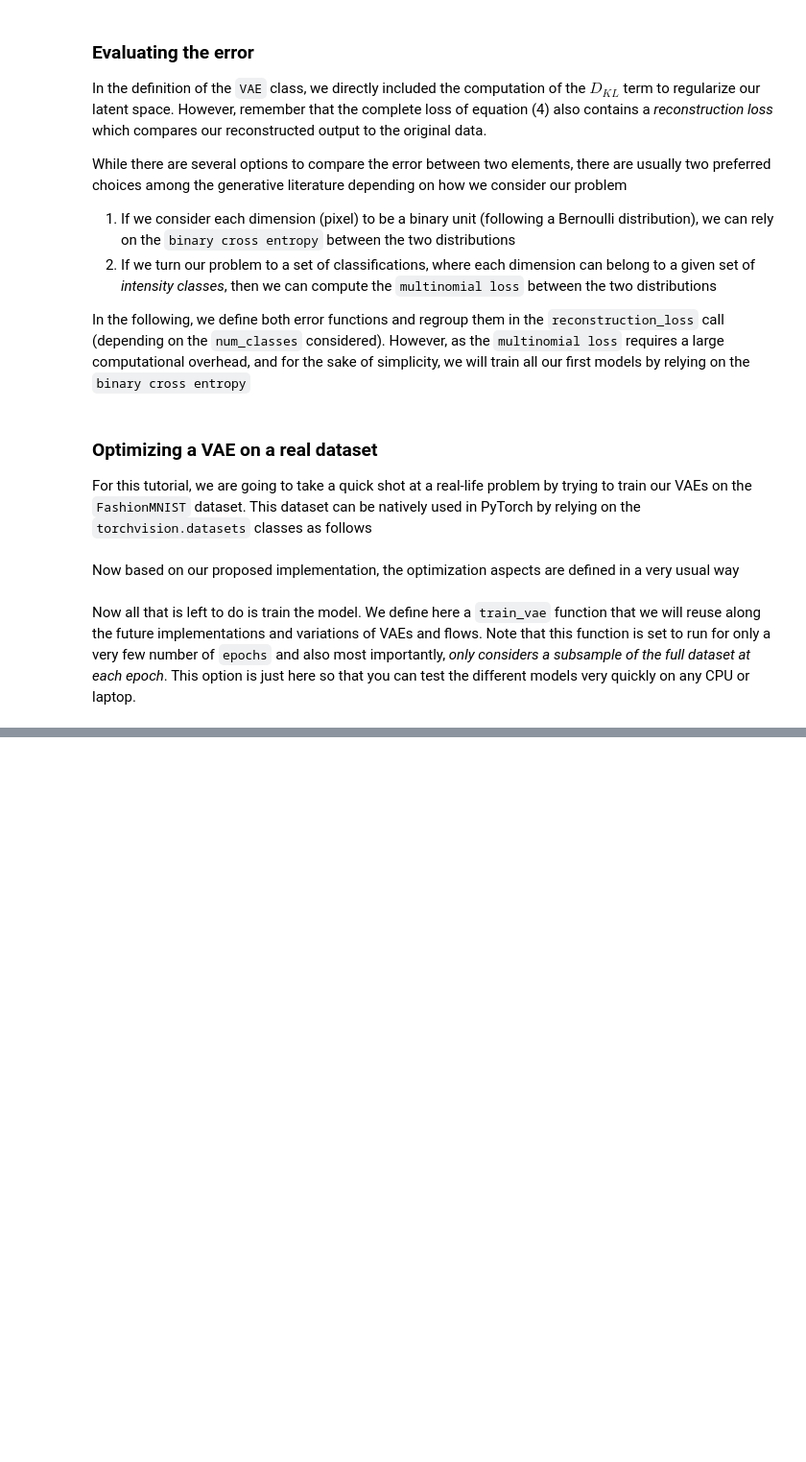
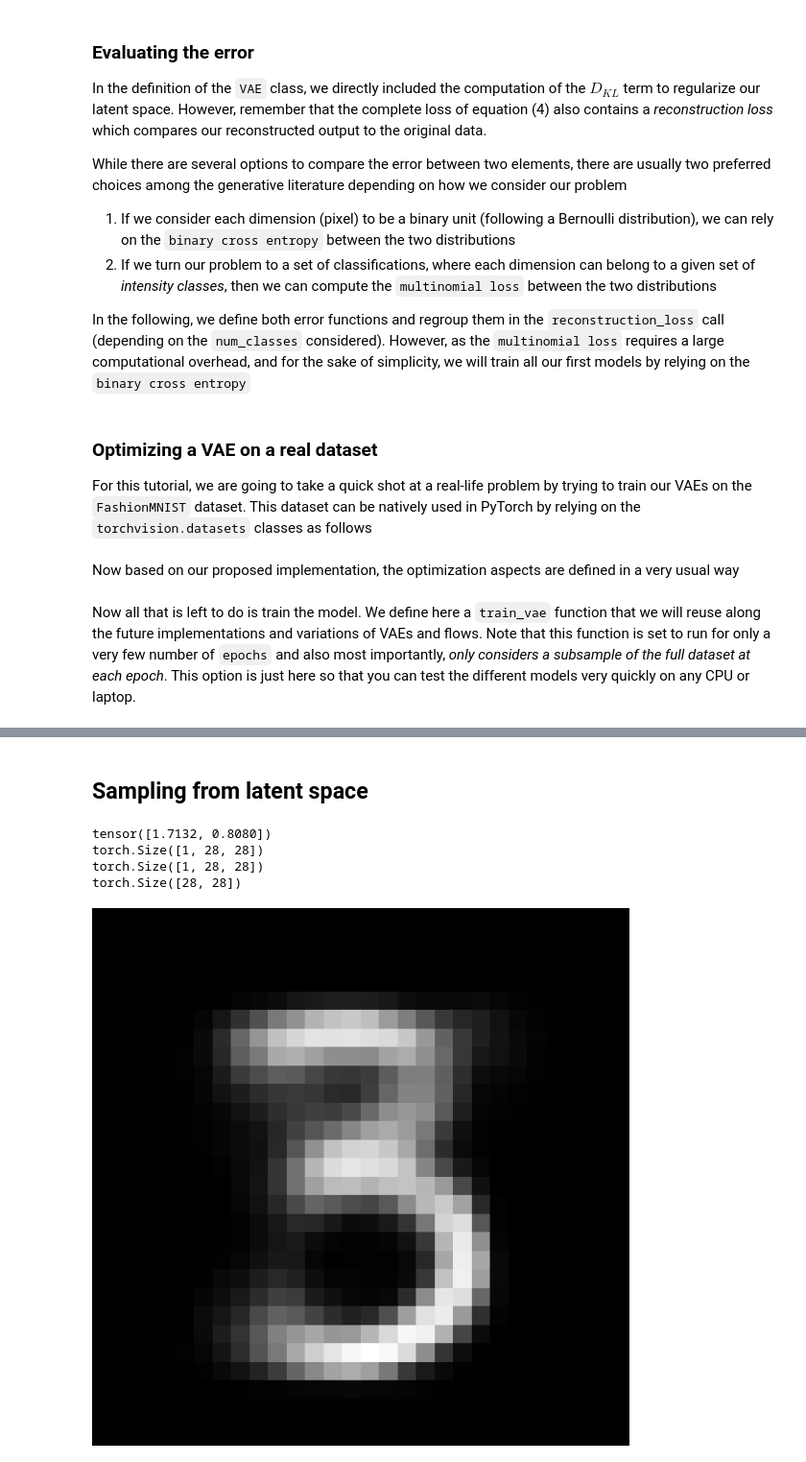
Before and after one commit to iamvcrx/Hierarchical_techno_generation_ATIAM, a Jupyter notebook: Théo NGUYEN/VAE_MNIST_Théo.ipynb, the cells around one changed output, grey strips where cells are left out. Shown at 96% size. Drawn from its saved outputs; the diff is of its cells as text; code cells hidden in the pictures; blank space fills up the shorter version.

```diff
--- a/Théo NGUYEN/VAE_MNIST_Théo.ipynb
+++ b/Théo NGUYEN/VAE_MNIST_Théo.ipynb
@@ -308,3 +303,34 @@ Epoch: 6, Test set: tensor([42653376.], grad_fn=<AddBackward0>)
 PATH = "VAE_MNIST_model"
 #torch.save(model.state_dict(), PATH)
 torch.save(model, PATH)
+# %% [markdown]
+## Sampling from latent space
+# %%
+z_test = torch.randn(n_latent) #choose a random latent vector
+print(z_test)
+
+z_out = model.decode(z_test).reshape((1,28,28))
+print(z_out.shape)
+
+# Tensor.detach() is used to detach a tensor from the current computational
+# graph. It returns a new tensor that doesn't require a gradient.
+print(z_out.detach().shape)
+print(z_out.detach()[0].shape)
+
+
+fig = plt.figure(figsize=(13,6))
+ax1 = fig.add_subplot(111)
+
+img = ax1.imshow(z_out.detach()[0],
+    cmap="gray")
+
+# paramètre dans imshow interpolation = "none" ?
+
+plt.axis("off")
+fig.tight_layout()
+# %% [output]
+tensor([1.7132, 0.8080])
+torch.Size([1, 28, 28])
+torch.Size([1, 28, 28])
+torch.Size([28, 28])
+[figure, added]
```
Also changed, not shown: parts of 10 cells of this notebook, 3 other files.
